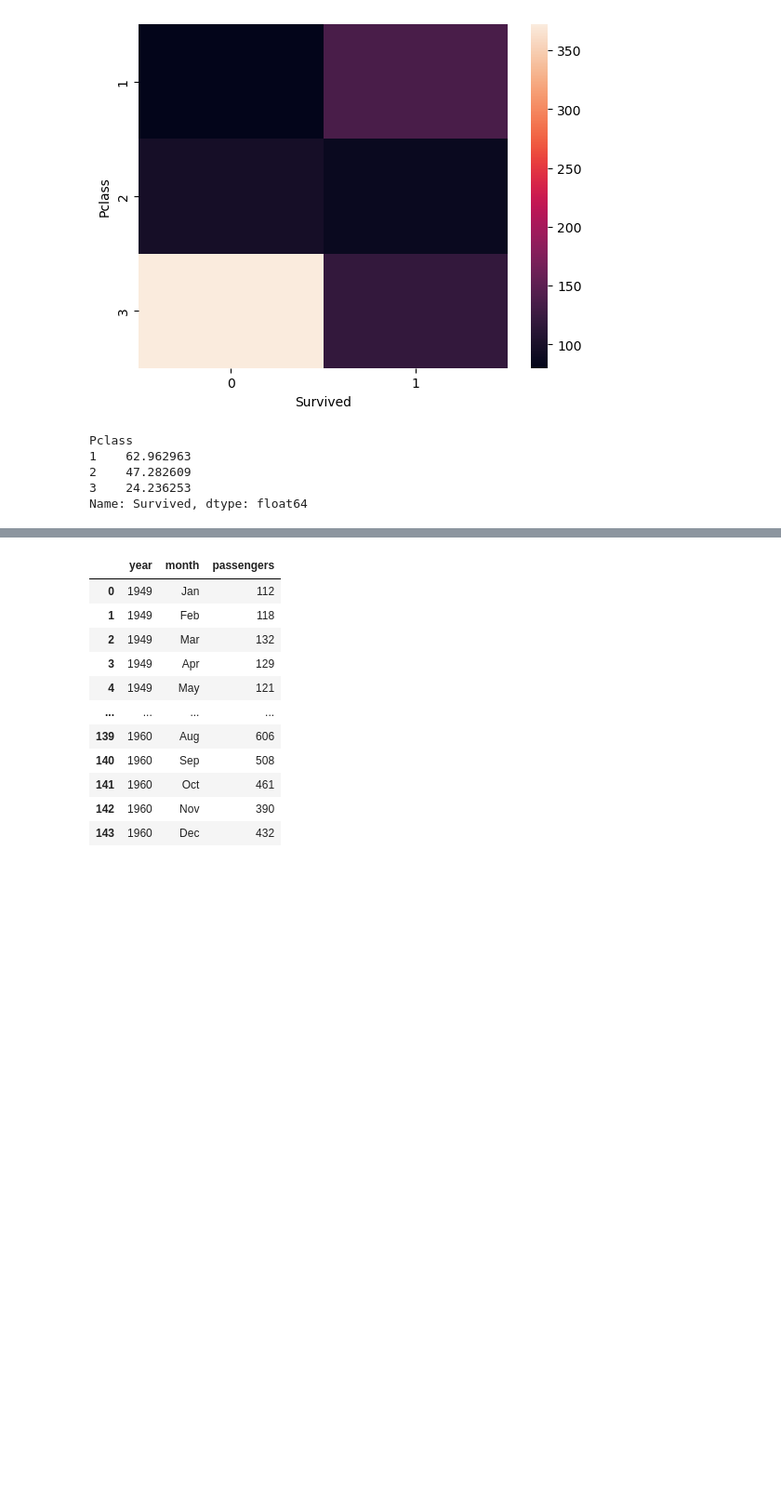
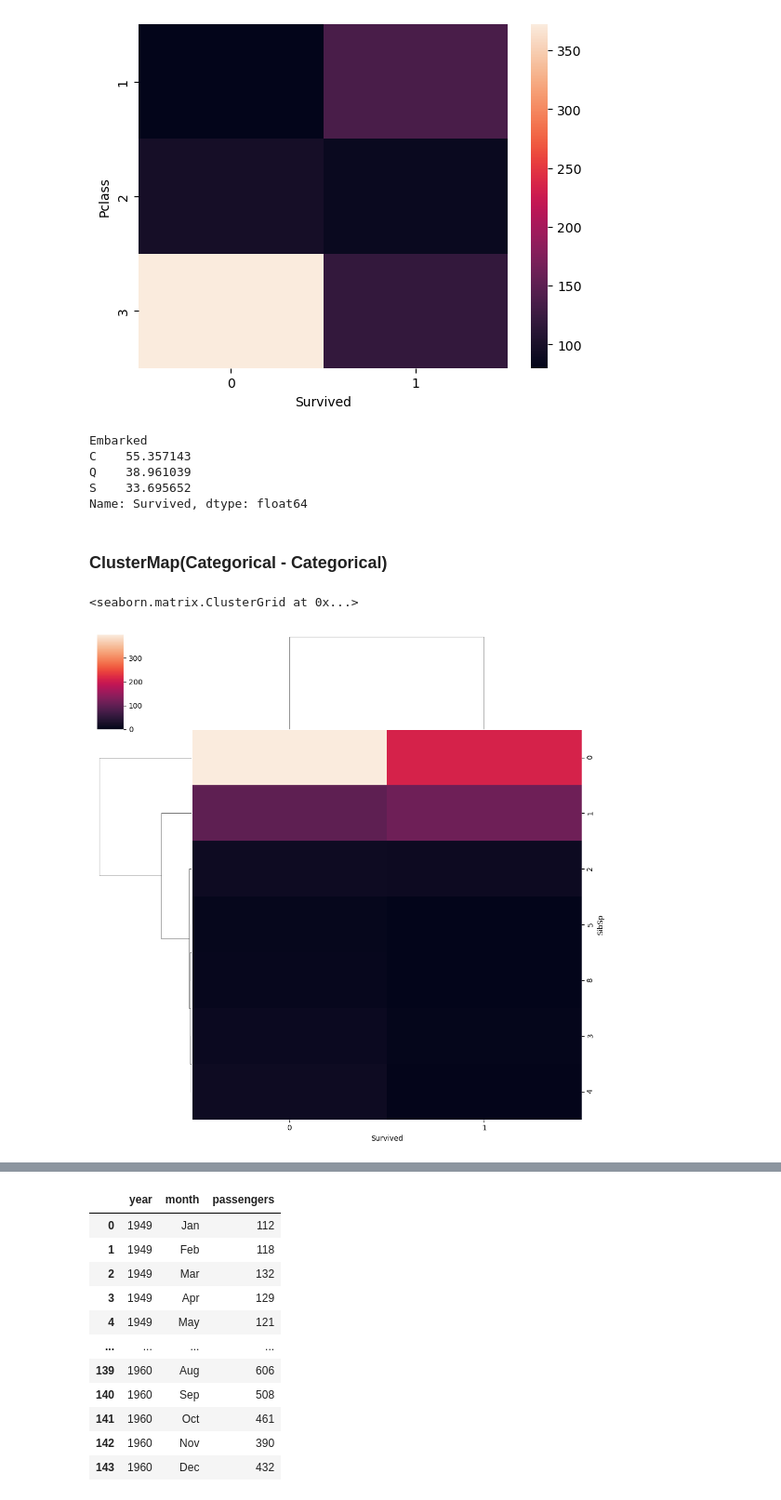
Before and after one commit to ravidhwn01/data-analysis, a Jupyter notebook: multivariate_EDA.ipynb, the cells around one changed output, grey strips where cells are left out. Shown at 93% size. Drawn from its saved outputs; the diff is of its cells as text; code cells hidden in the pictures; blank space fills up the shorter version.

```diff
--- a/multivariate_EDA.ipynb
+++ b/multivariate_EDA.ipynb
@@ -77,10 +77,19 @@ sns.heatmap(pd.crosstab(tt['Pclass'],tt['Survived']))
 <Axes: xlabel='Survived', ylabel='Pclass'>
 [figure]
 # %%
- tt.groupby('Pclass').mean(numeric_only=True)['Survived']*100
+ # (tt.groupby('Pclass').mean(numeric_only=True)['Survived']*100).plot(kind = "bar")
+ # tt.groupby('Sex').mean(numeric_only=True)['Survived']*100
+ tt.groupby('Embarked').mean(numeric_only=True)['Survived']*100
 # %% [output]
-Pclass
-1    62.962963
-2    47.282609
-3    24.236253
+Embarked
+C    55.357143
+Q    38.961039
+S    33.695652
 Name: Survived, dtype: float64
+# %% [markdown]
+### ClusterMap(Categorical - Categorical)
+# %%
+sns.clustermap(pd.crosstab(tt['SibSp'], tt['Survived']))
+# %% [output]
+<seaborn.matrix.ClusterGrid at 0x...>
+[figure, added]
```
Also changed, not shown: parts of 2 cells of this notebook.
